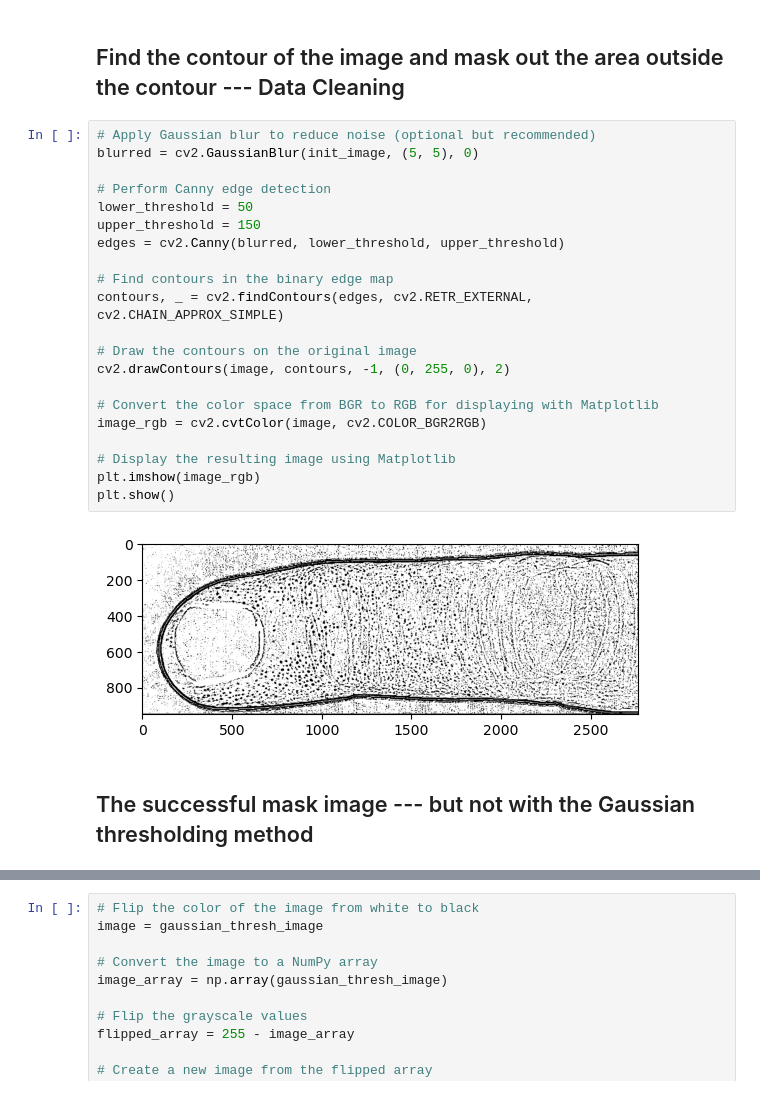
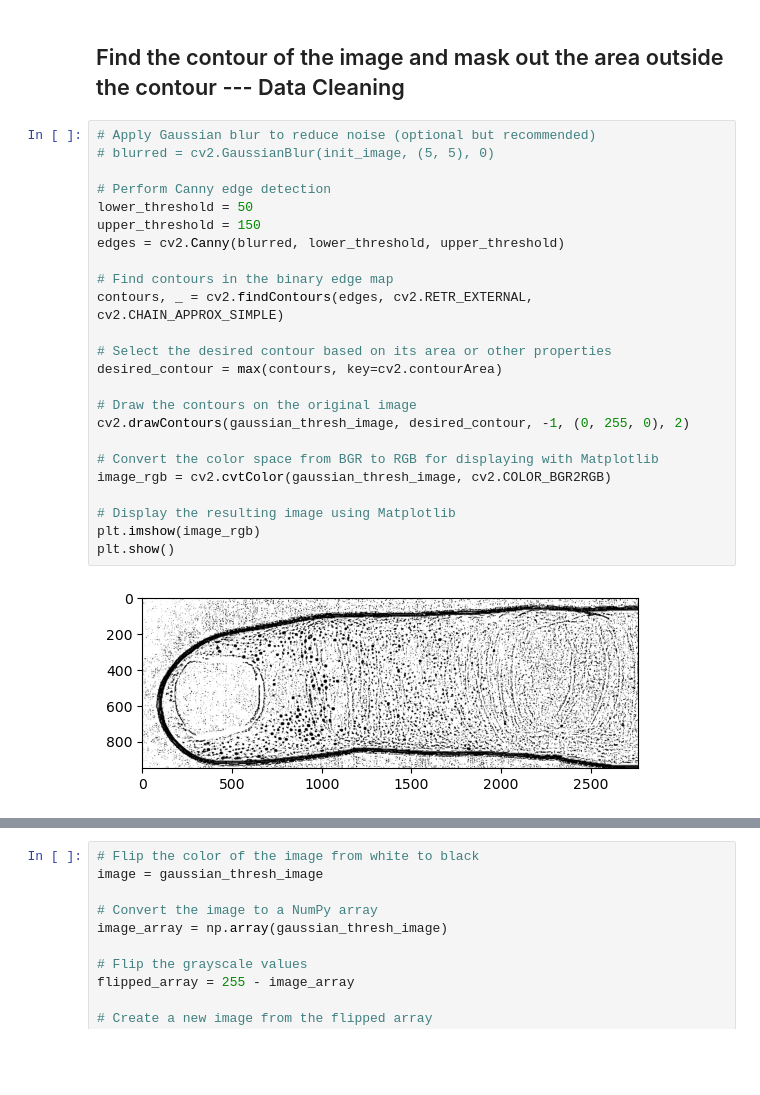
Before and after one commit to UArizonaCB2/sweat-pore-activation, a Jupyter notebook: SweatPoresDetection.ipynb, the cells around one changed output, grey strips where cells are left out. Cells and saved outputs as stored; diff of their text form; blank space fills up the shorter version.

Commit message:
outline of the image

```diff
--- a/SweatPoresDetection.ipynb
+++ b/SweatPoresDetection.ipynb
@@ -94,26 +94,27 @@ plt.show()
 ## Find the contour of the image and mask out the area outside the contour --- Data Cleaning
 # %%
 # Apply Gaussian blur to reduce noise (optional but recommended)
-blurred = cv2.GaussianBlur(init_image, (5, 5), 0)
+# blurred = cv2.GaussianBlur(init_image, (5, 5), 0)
 
 # Perform Canny edge detection
 lower_threshold = 50
 upper_threshold = 150
 edges = cv2.Canny(blurred, lower_threshold, upper_threshold)
 
 # Find contours in the binary edge map
 contours, _ = cv2.findContours(edges, cv2.RETR_EXTERNAL, cv2.CHAIN_APPROX_SIMPLE)
 
+# Select the desired contour based on its area or other properties
+desired_contour = max(contours, key=cv2.contourArea)
+
 # Draw the contours on the original image
-cv2.drawContours(image, contours, -1, (0, 255, 0), 2)
+cv2.drawContours(gaussian_thresh_image, desired_contour, -1, (0, 255, 0), 2)
 
 # Convert the color space from BGR to RGB for displaying with Matplotlib
-image_rgb = cv2.cvtColor(image, cv2.COLOR_BGR2RGB)
+image_rgb = cv2.cvtColor(gaussian_thresh_image, cv2.COLOR_BGR2RGB)
 
 # Display the resulting image using Matplotlib
 plt.imshow(image_rgb)
 plt.show()
 # %% [output]
-[figure, old version]
+[figure, new version]
-# %% [markdown]
-## The successful mask image --- but not with the Gaussian thresholding method
```
Also changed, not shown: parts of 1 cell of this notebook.
